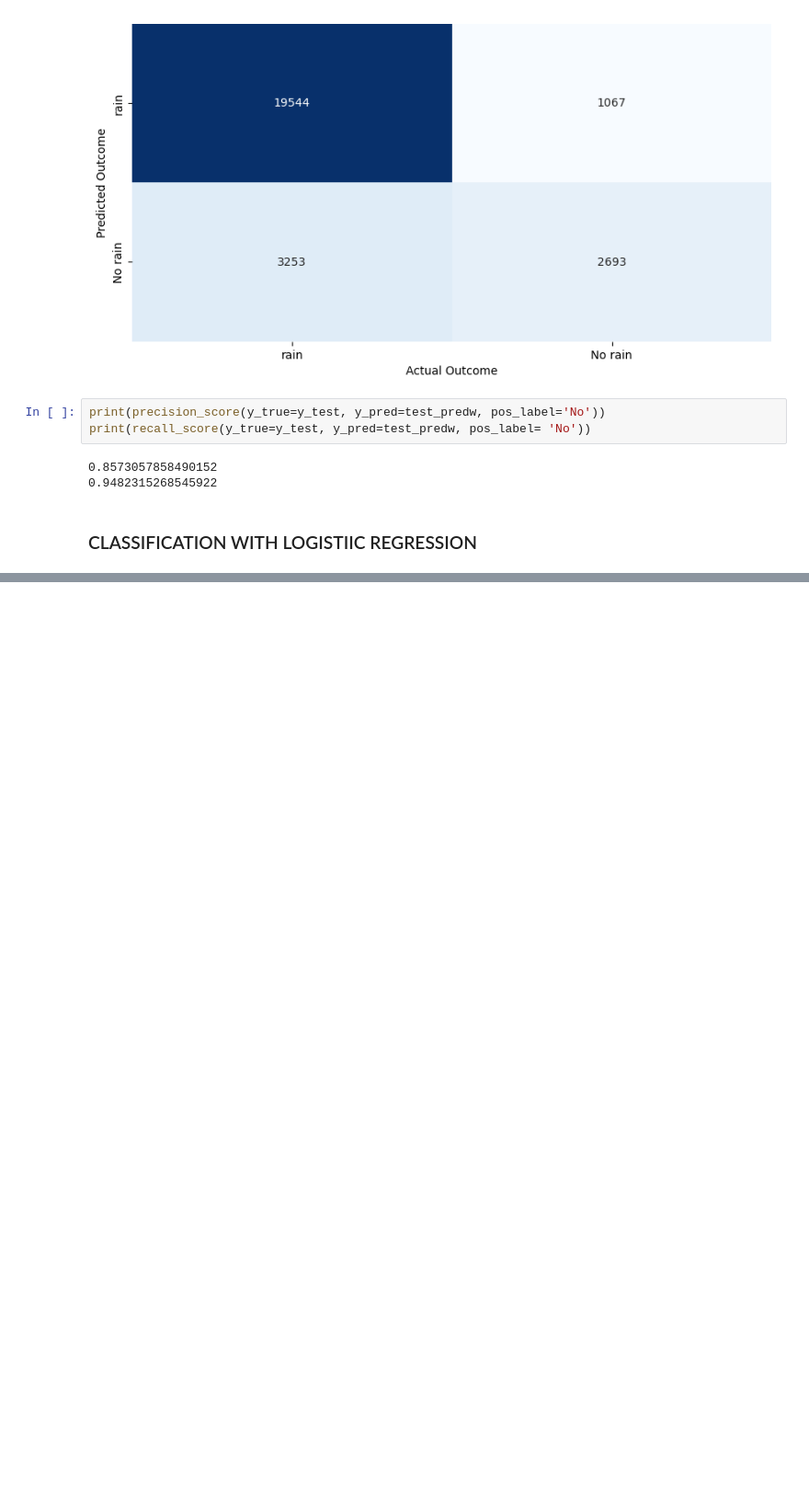
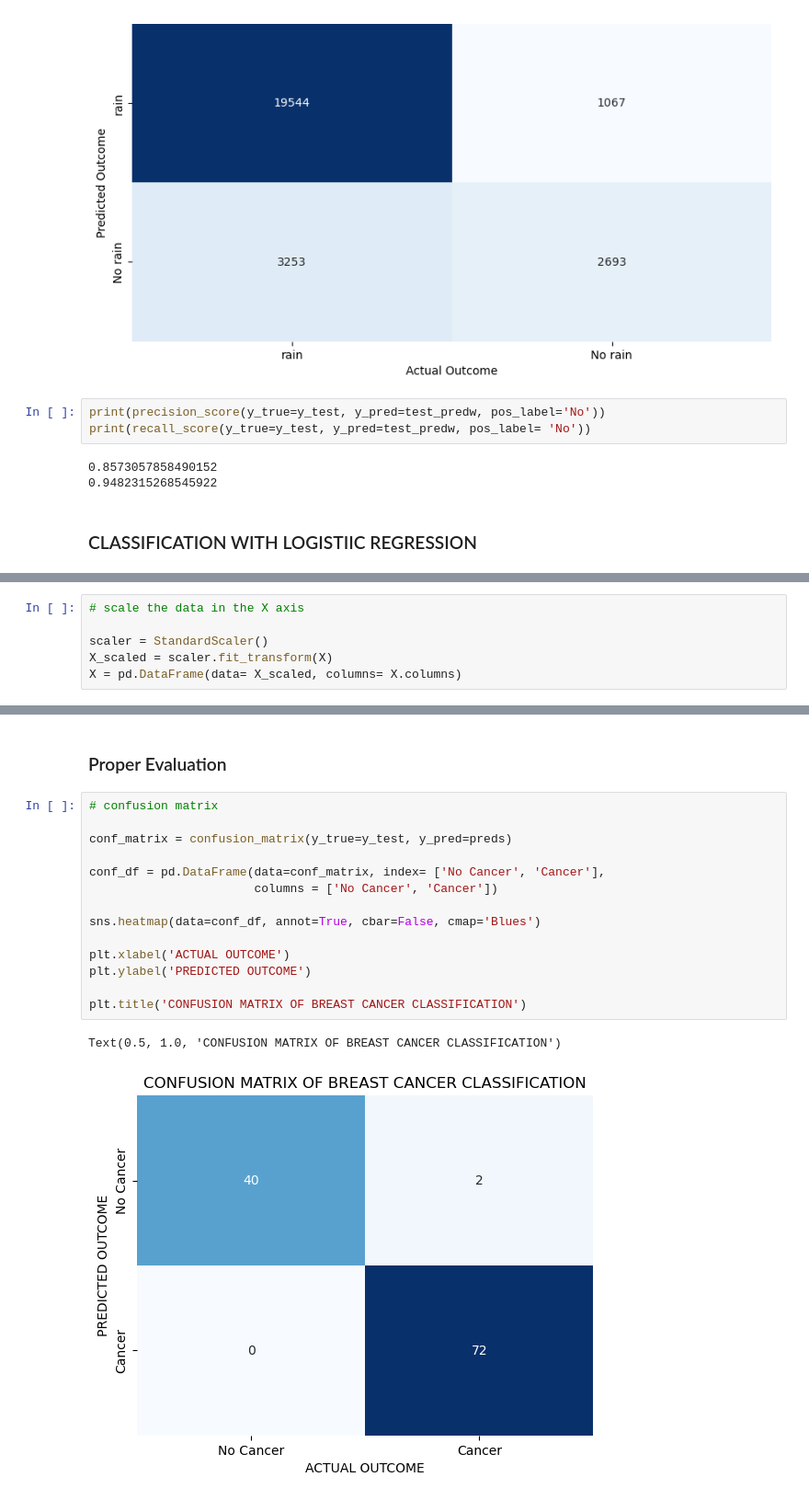
Before and after one commit to Muyiiwaa/ml-made-easy, a Jupyter notebook: classification.ipynb, the cells around one changed output, grey strips where cells are left out. Shown at 92% size. Cells and saved outputs as stored; diff of their text form; blank space fills up the shorter version.

```diff
--- a/classification.ipynb
+++ b/classification.ipynb
@@ -382,0 +406,6 @@ from sklearn import datasets
+# %%
+# scale the data in the X axis
+
+scaler = StandardScaler()
+X_scaled = scaler.fit_transform(X)
+X = pd.DataFrame(data= X_scaled, columns= X.columns)
@@ -382,0 +431,19 @@ from sklearn import datasets
+# %% [markdown]
+### Proper Evaluation
+# %%
+# confusion matrix
+
+conf_matrix = confusion_matrix(y_true=y_test, y_pred=preds)
+
+conf_df = pd.DataFrame(data=conf_matrix, index= ['No Cancer', 'Cancer'],
+                       columns = ['No Cancer', 'Cancer'])
+
+sns.heatmap(data=conf_df, annot=True, cbar=False, cmap='Blues')
+
+plt.xlabel('ACTUAL OUTCOME')
+plt.ylabel('PREDICTED OUTCOME')
+
+plt.title('CONFUSION MATRIX OF BREAST CANCER CLASSIFICATION')
+# %% [output]
+Text(0.5, 1.0, 'CONFUSION MATRIX OF BREAST CANCER CLASSIFICATION')
+[figure, added]
```
Also changed, not shown: parts of 9 cells of this notebook.
